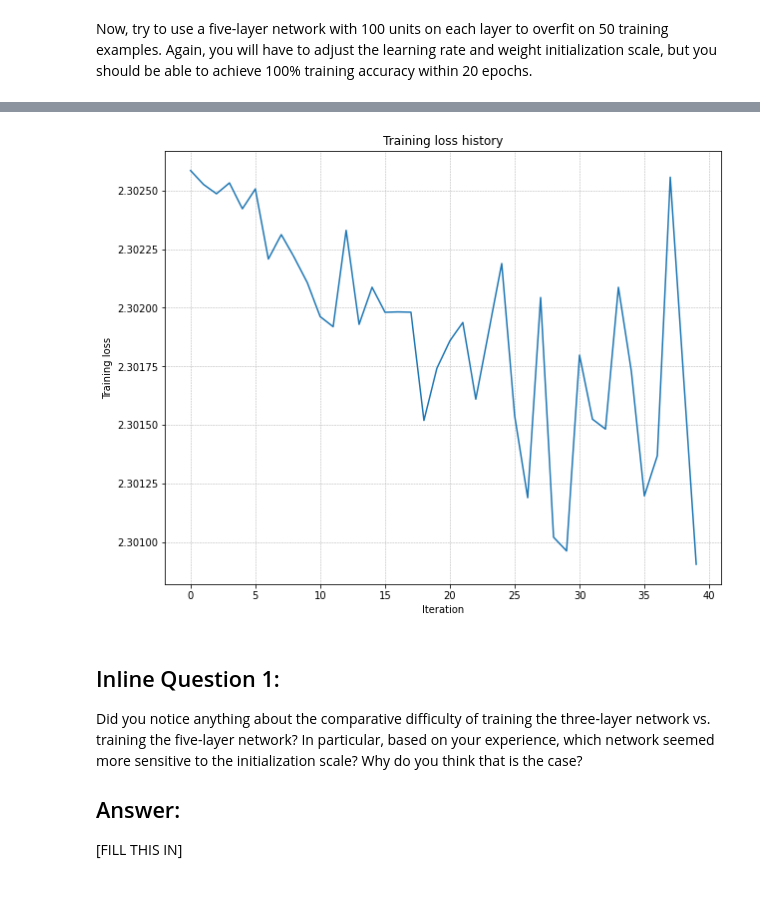
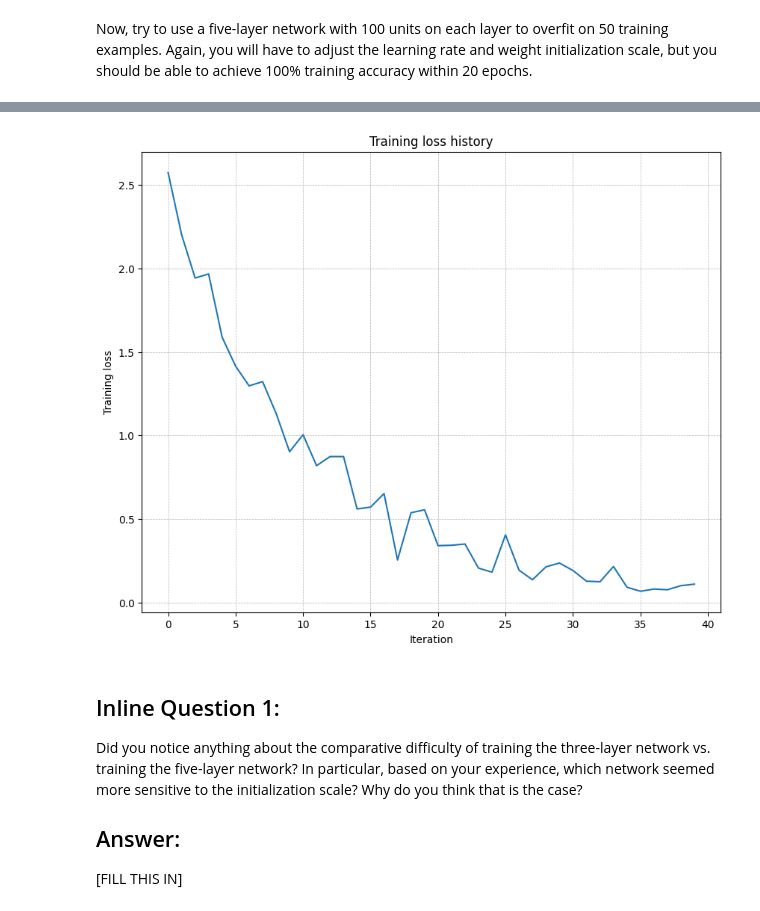
Before and after one commit to titiac/cs231n, a Jupyter notebook: assignments/assignment2/FullyConnectedNets.ipynb, the cells around one changed output, grey strips where cells are left out. Drawn from its saved outputs; the diff is of its cells as text; code cells hidden in the pictures.

```diff
--- a/assignments/assignment2/FullyConnectedNets.ipynb
+++ b/assignments/assignment2/FullyConnectedNets.ipynb
@@ -190,8 +187,8 @@ small_data = {
   'y_val': data['y_val'],
 }
 
-learning_rate = 2e-3  # Experiment with this!
-weight_scale = 1e-5   # Experiment with this!
+learning_rate = 1e-2  # Experiment with this!
+weight_scale = 4e-2   # Experiment with this!
 model = FullyConnectedNet(
     [100, 100, 100, 100],
     weight_scale=weight_scale,
@@ -235,4 +232,4 @@ plt.show()
-[figure, old version]
+[figure, new version]
 # %% [markdown]
 ## Inline Question 1:
 Did you notice anything about the comparative difficulty of training the three-layer network vs. training the five-layer network? In particular, based on your experience, which network seemed more sensitive to the initialization scale? Why do you think that is the case?
```
Also changed, not shown: parts of 8 cells of this notebook.
